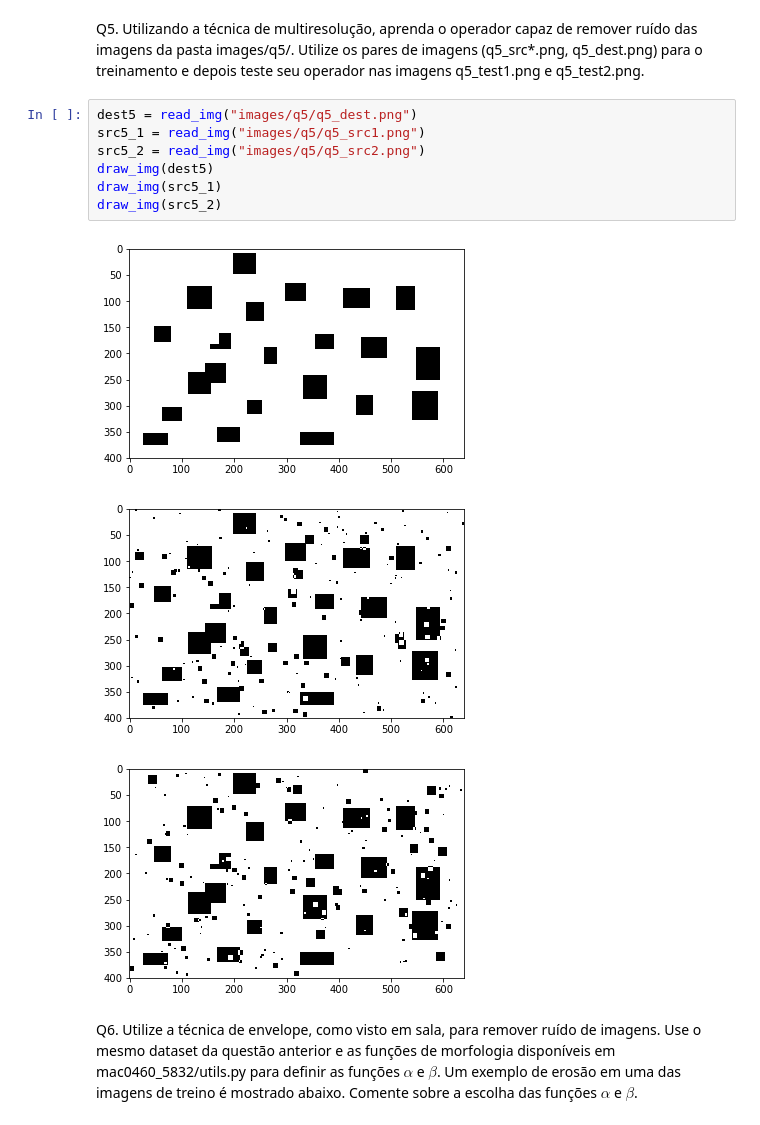
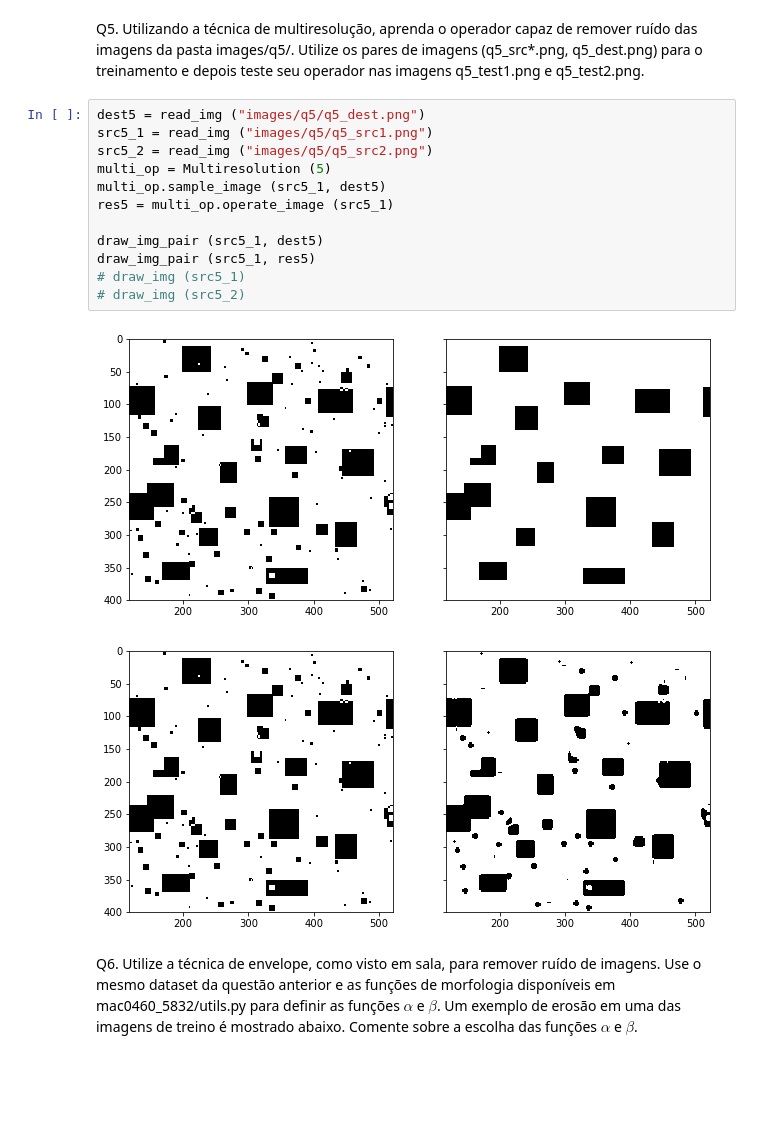
Before and after one commit to gustavoem/bcc, a Jupyter notebook: 7semestre/460/ep1/ep1.ipynb, the cells around one changed output. Drawn from its saved outputs; the diff is of its cells as text; blank space fills up the shorter version.

Commit message:
Machine Learning assignment: working multiresolution

```diff
--- a/7semestre/460/ep1/ep1.ipynb
+++ b/7semestre/460/ep1/ep1.ipynb
@@ -625,16 +678,20 @@ E_out = 0.005217465388711395
 # %% [markdown]
 Q5. Utilizando a técnica de multiresolução, aprenda o operador capaz de remover ruído das imagens da pasta images/q5/. Utilize os pares de imagens (q5_src\*.png, q5_dest.png) para o treinamento e depois teste seu  operador nas imagens q5_test1.png e q5_test2.png.
 # %%
-dest5 = read_img("images/q5/q5_dest.png")
-src5_1 = read_img("images/q5/q5_src1.png")
-src5_2 = read_img("images/q5/q5_src2.png")
-draw_img(dest5)
-draw_img(src5_1)
-draw_img(src5_2)
+dest5 = read_img ("images/q5/q5_dest.png")
+src5_1 = read_img ("images/q5/q5_src1.png")
+src5_2 = read_img ("images/q5/q5_src2.png")
+multi_op = Multiresolution (5)
+multi_op.sample_image (src5_1, dest5)
+res5 = multi_op.operate_image (src5_1)
+
+draw_img_pair (src5_1, dest5)
+draw_img_pair (src5_1, res5)
+# draw_img (src5_1)
+# draw_img (src5_2)
 # %% [output]
-[figure, old version]
+[figure, new version]
-[figure, old version]
+[figure, new version]
-[figure, removed]
 # %% [markdown]
 Q6. Utilize a técnica de envelope, como visto em sala, para remover ruído de imagens. Use o mesmo dataset da questão anterior e as funções de morfologia disponíveis em mac0460_5832/utils.py para definir as funções $\alpha$ e $\beta$. Um exemplo de erosão em uma das imagens de treino é mostrado abaixo. Comente sobre a escolha das funções $\alpha$ e $\beta$.
 # %%
```
Also changed, not shown: parts of 1 cell of this notebook.
